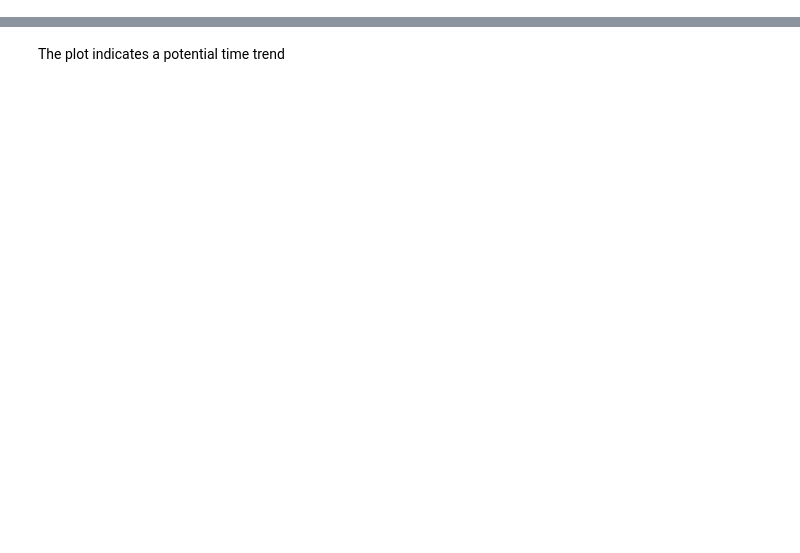
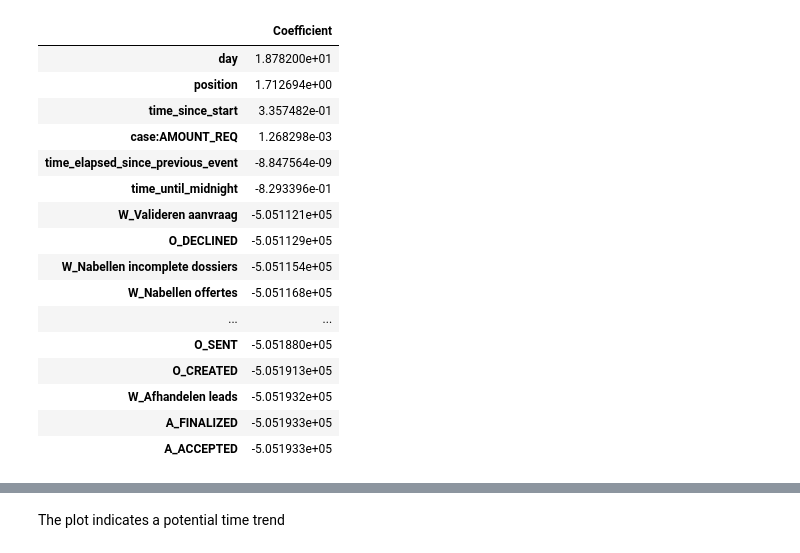
Before and after one commit to BrendGroen/2IOI0-Group-22, a Jupyter notebook: timeseries.ipynb, the cells around one changed output, grey strips where cells are left out. Cells and saved outputs as stored; diff of their text form; code cells hidden in the pictures; blank space fills up the shorter version.

```diff
--- a/timeseries.ipynb
+++ b/timeseries.ipynb
@@ -284,3 +360,23 @@ feature_importances.plot()
+# %%
+feature_importances
+# %% [output]
+|  | Coefficient |
+| day | 1.878200e+01 |
+| position | 1.712694e+00 |
+| time_since_start | 3.357482e-01 |
+| case:AMOUNT_REQ | 1.268298e-03 |
+| time_elapsed_since_previous_event | -8.847564e-09 |
+| time_until_midnight | -8.293396e-01 |
+| W_Valideren aanvraag | -5.051121e+05 |
+| O_DECLINED | -5.051129e+05 |
+| W_Nabellen incomplete dossiers | -5.051154e+05 |
+| W_Nabellen offertes | -5.051168e+05 |
+| ... | ... |
+| O_SENT | -5.051880e+05 |
+| O_CREATED | -5.051913e+05 |
+| W_Afhandelen leads | -5.051932e+05 |
+| A_FINALIZED | -5.051933e+05 |
+| A_ACCEPTED | -5.051933e+05 |
 # %%
 ax = results_df.plot(title = "Comparing Actual Next Timestamps to Predicted Next Timestamps")
 ax.set_xlabel("Position")
```
Also changed, not shown: parts of 54 cells of this notebook.
